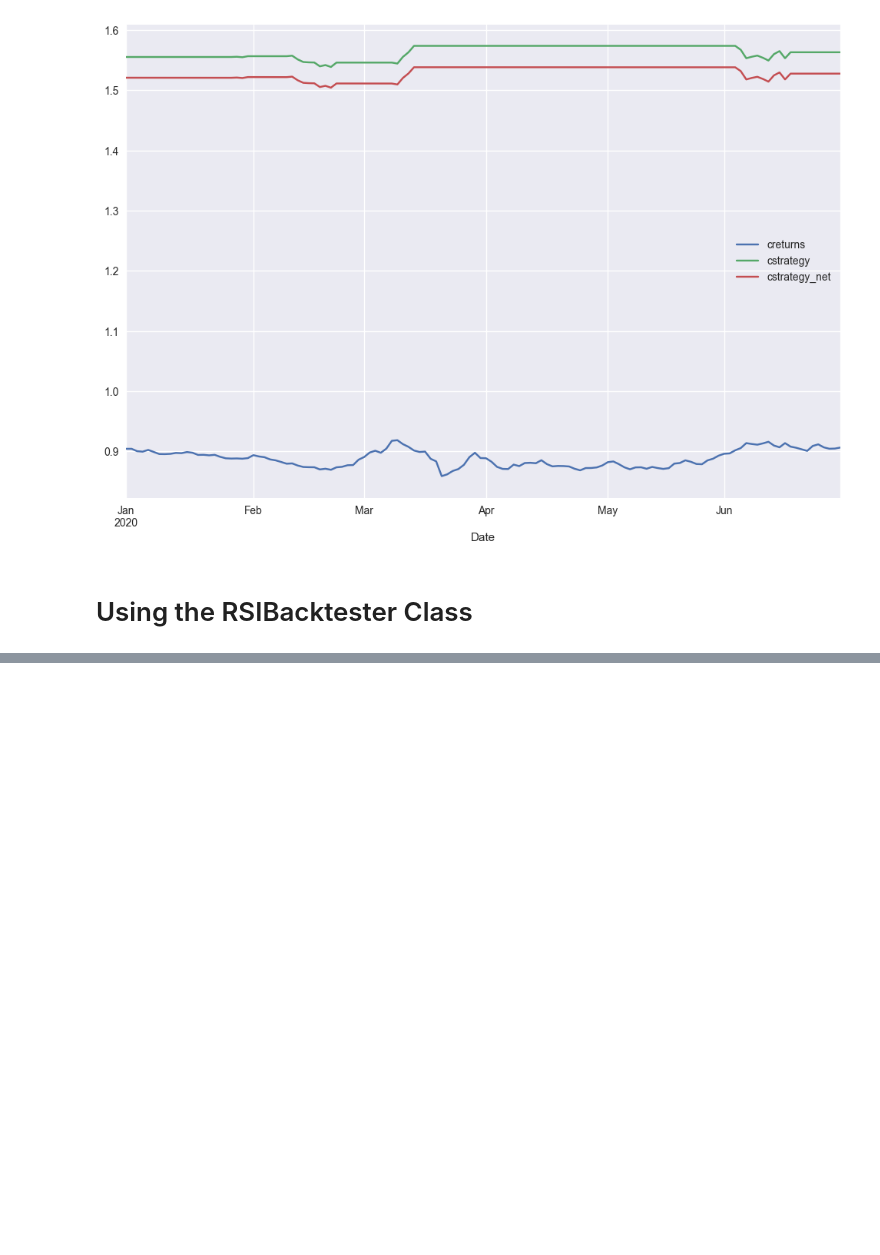
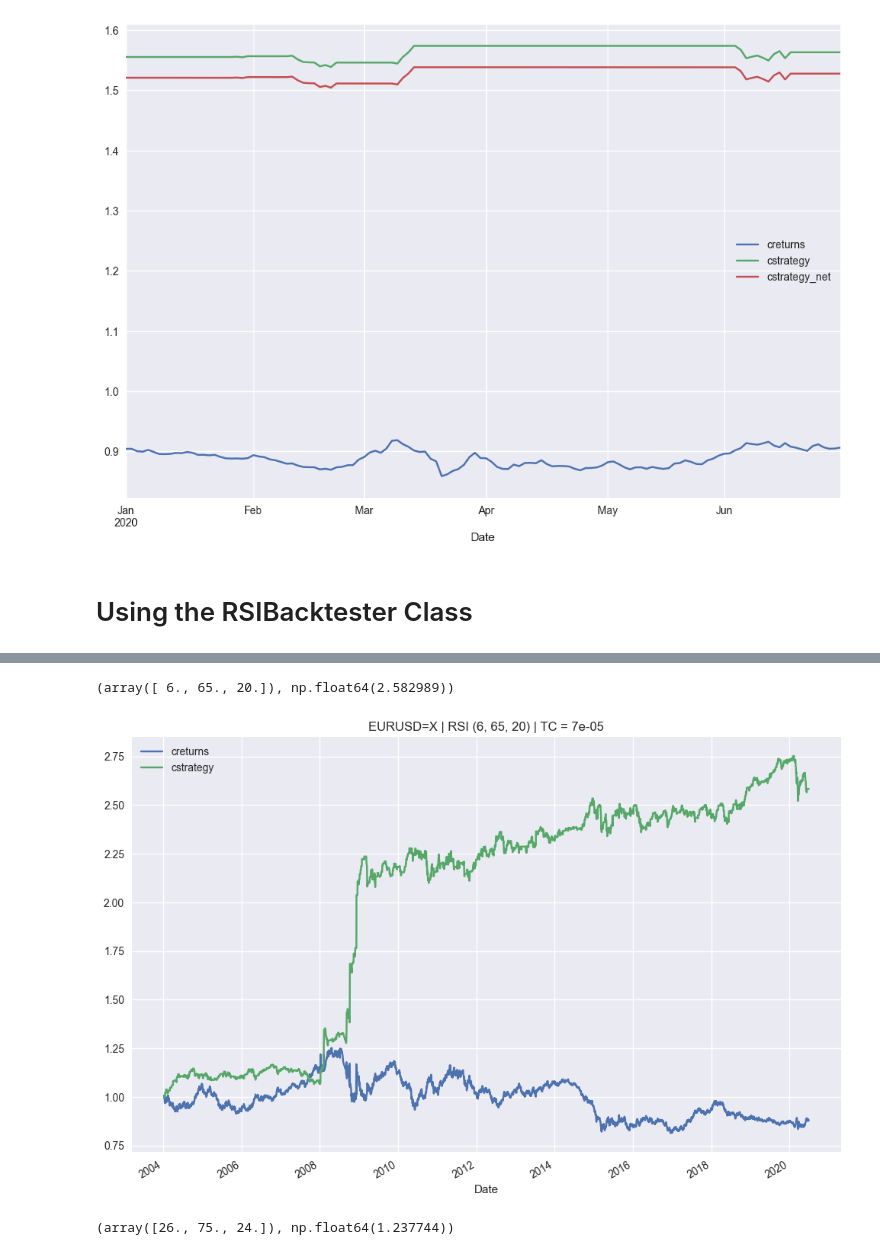
Before and after one commit to AvirukthGT/AlgoTrading, a Jupyter notebook: RSI/RSI.ipynb, the cells around one changed output, grey strips where cells are left out. Cells and saved outputs as stored; diff of their text form; code cells hidden in the pictures; blank space fills up the shorter version.

```diff
--- a/RSI/RSI.ipynb
+++ b/RSI/RSI.ipynb
@@ -211,0 +242,12 @@ from RSIBacktester import RSIBacktester as RSI
+# %%
+tester.optimize_parameters((5, 20, 1), (65, 80, 1), (20, 35, 1)) # higher volatility
+# %% [output]
+(array([ 6., 65., 20.]), np.float64(2.582989))
+# %%
+tester.plot_results()
+# %% [output]
+[figure, added]
+# %%
+tester.optimize_parameters((20, 50, 1), (75, 85, 1), (15, 25, 1)) # lower volatility
+# %% [output]
+(array([26., 75., 24.]), np.float64(1.237744))
```
Also changed, not shown: parts of 6 cells of this notebook.
